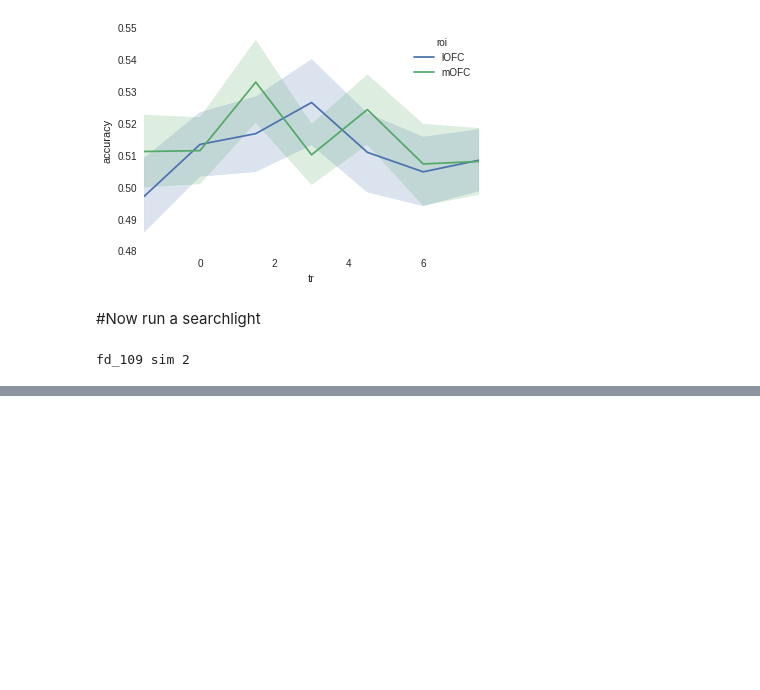
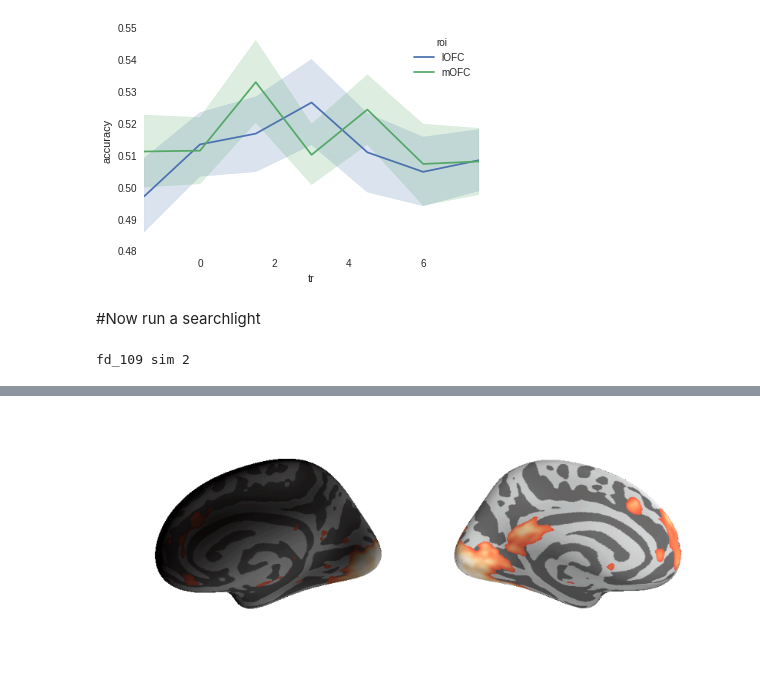
Before and after one commit to iancballard/fd_fmri, a Jupyter notebook: mvpa.ipynb, the cells around one changed output, grey strips where cells are left out. Drawn from its saved outputs; the diff is of its cells as text; code cells hidden in the pictures; blank space fills up the shorter version.

```diff
--- a/mvpa.ipynb
+++ b/mvpa.ipynb
@@ -332,0 +450,22 @@ out_img.to_filename(out_f)
+# %%
+views = dict()
+for hemi in hemis:
+    b = Brain("fsaverage", hemi, "inflated", config_opts={"background": "white", "width": 500, "height": 420})
+    data = ts[hemi]
+    data[ts[hemi] < thresh] = 0
+    b.add_data(data, min=0.1, max=8, thresh=.1, colormap="OrRd_r", colorbar=False)
+    b.show_view('medial')
+    views[hemi] = b.screenshot()
+    b.close()
+# %%
+fig = plt.figure(figsize=(10, 10))
+
+# Plot the average searchlights on the surface
+rh_ax = fig.add_axes([-.04, .5, .54, .5])
+rh_ax.imshow(views["rh"])
+rh_ax.set_axis_off()
+lh_ax = fig.add_axes([.5, .5, .54, .5])
+lh_ax.imshow(views["lh"])
+lh_ax.set_axis_off()
+# %% [output]
+[figure, added]
```
Also changed, not shown: parts of 10 cells of this notebook.
